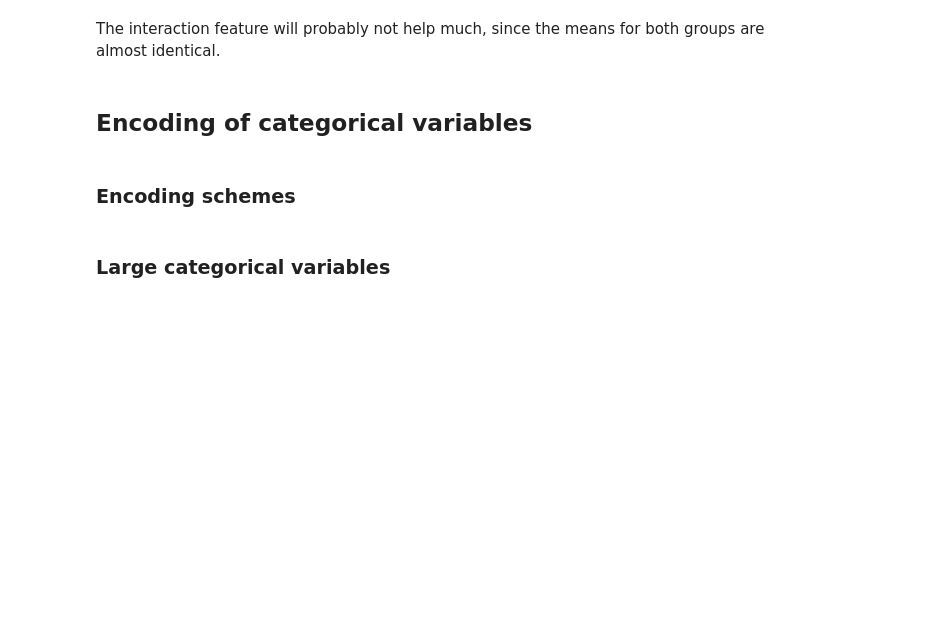
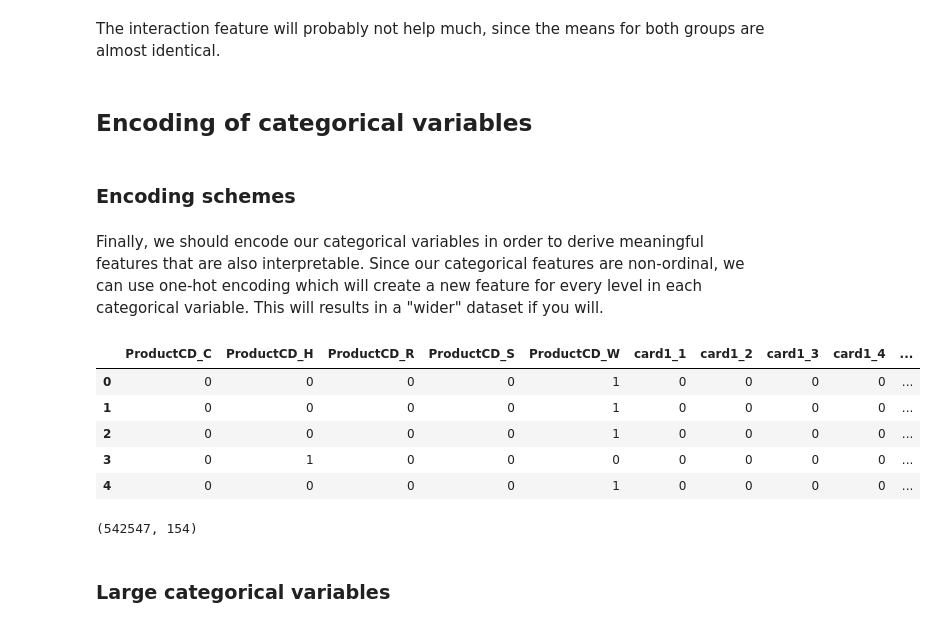
Before and after one commit to felixpeters/ml-workflow-tools, a Jupyter notebook: nbs/04_Feature_Engineering.ipynb, the cells around one changed output. Drawn from its saved outputs; the diff is of its cells as text; code cells hidden in the pictures; blank space fills up the shorter version.

```diff
--- a/nbs/04_Feature_Engineering.ipynb
+++ b/nbs/04_Feature_Engineering.ipynb
@@ -324,7 +321,7 @@ Coverage of top 20 categories for column DeviceType: 100.00%
 # %% [markdown]
 The top 10 categories describe pretty much most of all our categorical features. We can therefore condense the long tail into one category.
 # %%
-def restructure_categories(col, n=10):
+def restructure_numerical_categories(col, n=10):
     top_ten_cats = list(col.value_counts().index[:n])
     mask = [False if row in top_ten_cats else True for row in col]
     temp = col.mask(mask, other=0)
@@ -332,13 +329,21 @@ def restructure_categories(col, n=10):
     for i, cat in zip(list(range(1, (n+1))), top_ten_cats):
         d[cat] = i
     return temp.astype('category').cat.rename_categories(d)
+
+def restructure_string_categories(col, n=10):
+    top_ten_cats = list(col.value_counts().index[:n])
+    mask = [False if row in top_ten_cats else True for row in col]
+    temp = col.mask(mask, other="other")
+    return temp.astype('category')
 # %%
-raw.card1 = restructure_categories(raw.card1)
-raw.card2 = restructure_categories(raw.card2)
-raw.card3 = restructure_categories(raw.card3)
-raw.card5 = restructure_categories(raw.card5)
-raw.addr1 = restructure_categories(raw.addr1)
-raw.addr2 = restructure_categories(raw.addr2)
+raw.card1 = restructure_numerical_categories(raw.card1)
+raw.card2 = restructure_numerical_categories(raw.card2)
+raw.card3 = restructure_numerical_categories(raw.card3)
+raw.card5 = restructure_numerical_categories(raw.card5)
+raw.addr1 = restructure_numerical_categories(raw.addr1)
+raw.addr2 = restructure_numerical_categories(raw.addr2)
+raw.P_emaildomain = restructure_string_categories(raw.P_emaildomain)
+raw.R_emaildomain = restructure_string_categories(raw.R_emaildomain)
 raw.head()
 # %% [output]
 To preserve the current behavior, add the new categories to the categorical before calling 'where', or convert the categorical to a different dtype.
@@ -548,5 +553,22 @@ The interaction feature will probably not help much, since the means for both gr
 ## Encoding of categorical variables
 # %% [markdown]
 ### Encoding schemes
+# %% [markdown]
+Finally, we should encode our categorical variables in order to derive meaningful features that are also interpretable. Since our categorical features are non-ordinal, we can use one-hot encoding which will create a new feature for every level in each categorical variable. This will results in a "wider" dataset if you will.
+# %%
+one_hot_df = pd.get_dummies(data[cat_vars], prefix=cat_vars)
+one_hot_df.head()
+# %% [output]
+|  | ProductCD_C | ProductCD_H | ProductCD_R | ProductCD_S | ProductCD_W | card1_1 | card1_2 | card1_3 | card1_4 | ... |
+| 0 | 0 | 0 | 0 | 0 | 1 | 0 | 0 | 0 | 0 | ... |
+| 1 | 0 | 0 | 0 | 0 | 1 | 0 | 0 | 0 | 0 | ... |
+| 2 | 0 | 0 | 0 | 0 | 1 | 0 | 0 | 0 | 0 | ... |
+| 3 | 0 | 1 | 0 | 0 | 0 | 0 | 0 | 0 | 0 | ... |
+| 4 | 0 | 0 | 0 | 0 | 1 | 0 | 0 | 0 | 0 | ... |
+# %%
+data = pd.concat([data, one_hot_df], axis=1)
+data.shape
+# %% [output]
+(542547, 154)
 # %% [markdown]
 ### Large categorical variables
```
Also changed, not shown: parts of 6 cells of this notebook.
